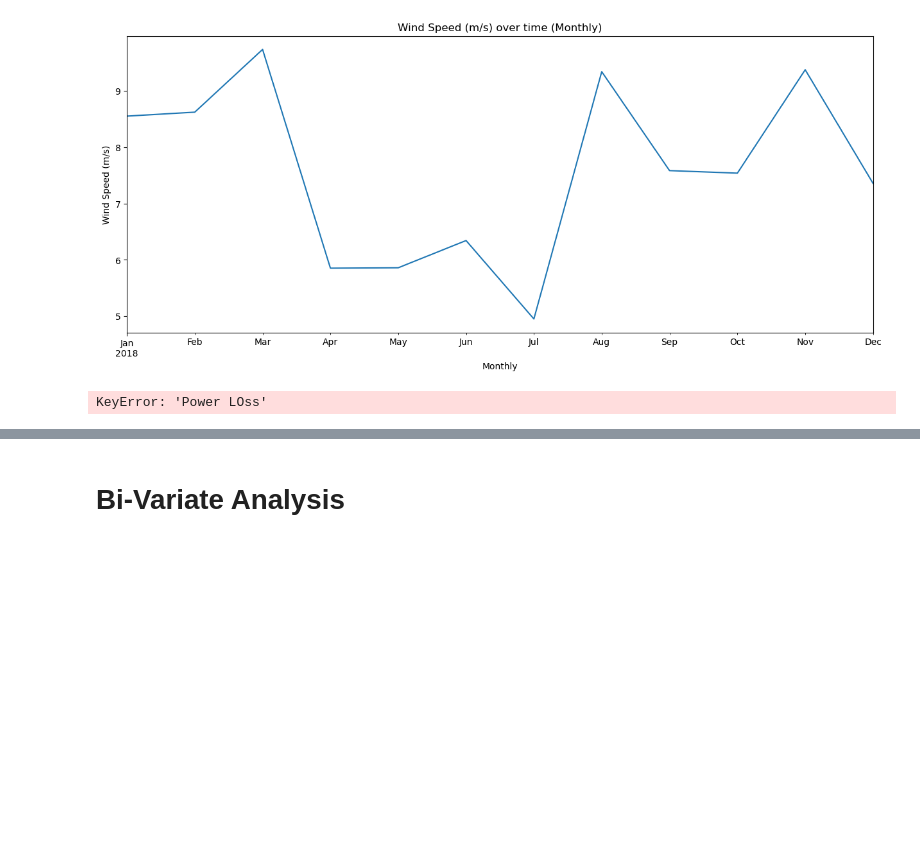
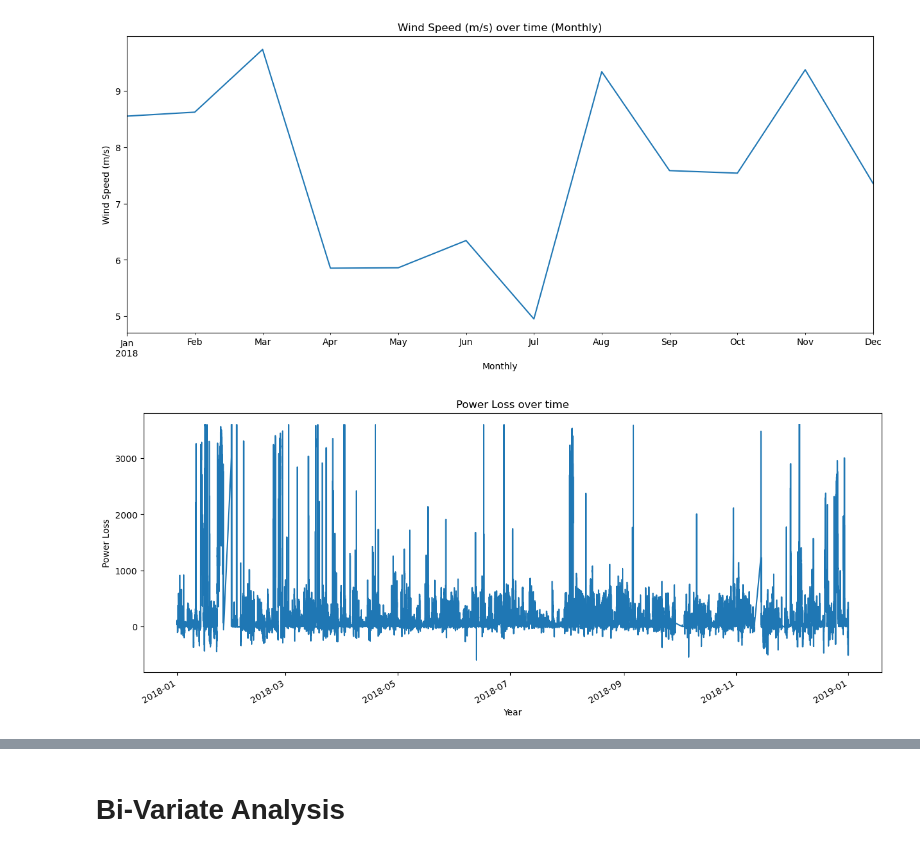
Before and after one commit to Mugangasia/Capstone-Project---Predicting-Best-Location-for-Wind-Energy-in-Kenya, a Jupyter notebook: main.ipynb, the cells around one changed output, grey strips where cells are left out. Cells and saved outputs as stored; diff of their text form; code cells hidden in the pictures; blank space fills up the shorter version.

```diff
--- a/main.ipynb
+++ b/main.ipynb
@@ -191,13 +191,13 @@ for i in range(len(time_intervals)):
 [figure]
 # %%
 # PLot power loss over time
-data['Power LOss'].plot(figsize=(15, 6))
+data['Power Loss'].plot(figsize=(15, 6))
 plt.title('Power Loss over time')
 plt.ylabel('Power Loss')
 plt.xlabel('Year')
 plt.show()
 # %% [output]
-KeyError: 'Power LOss'
+[figure, added]
 # %%
 data.head()
 # %% [output]
```
Also changed, not shown: parts of 9 cells of this notebook, 1 other file.
